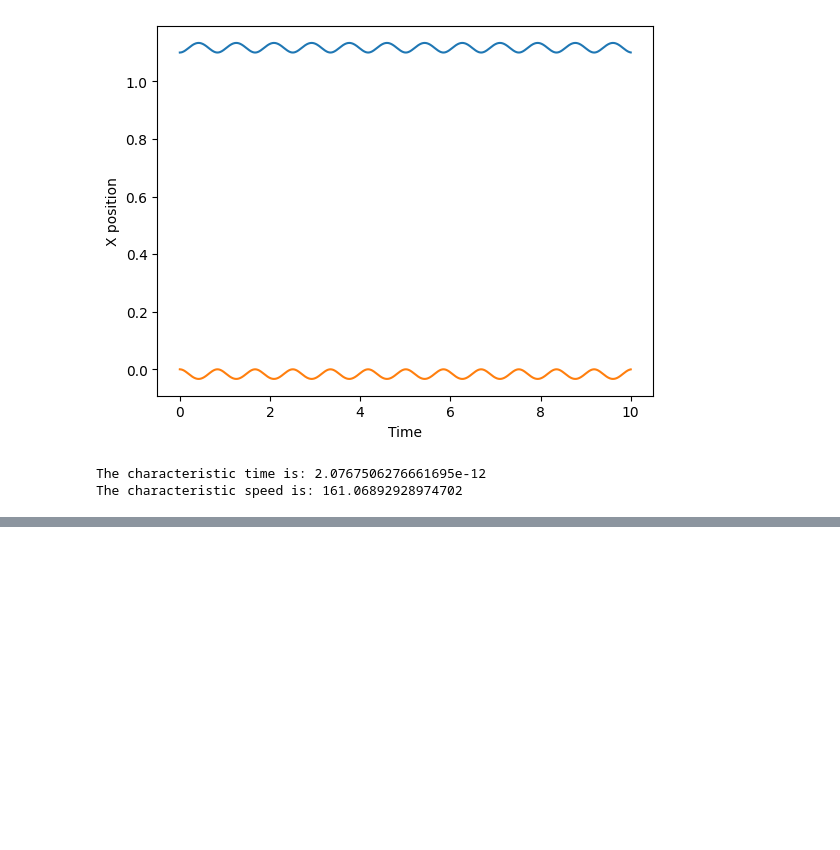
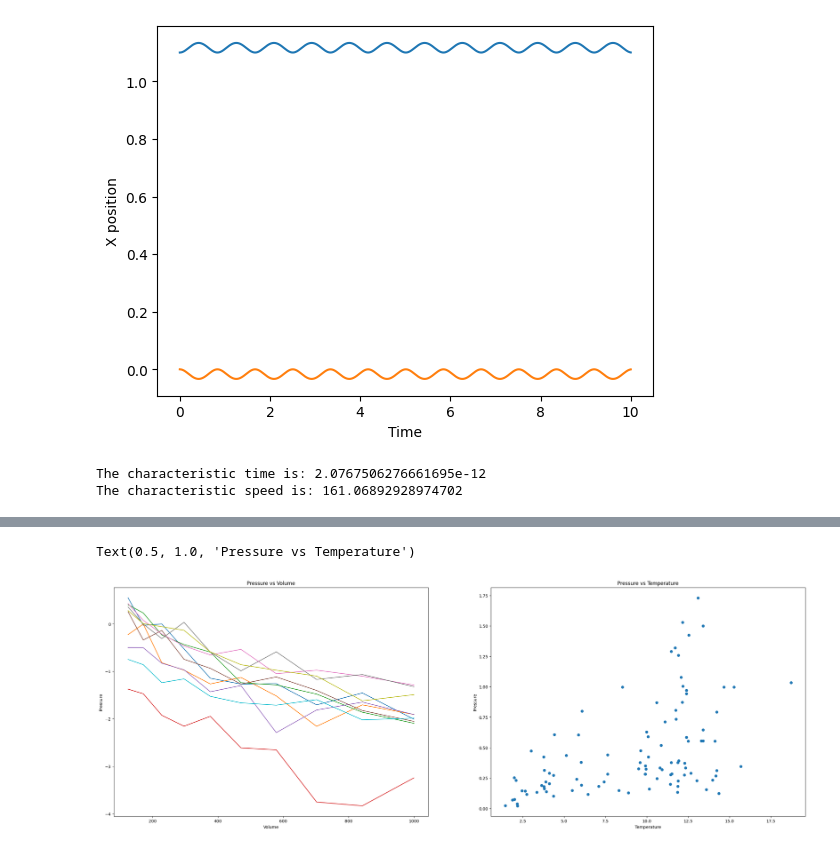
Before and after one commit to petesiharath/particle_simulation, a Jupyter notebook: nbody.ipynb, the cells around one changed output, grey strips where cells are left out. Saved outputs shown, nothing was run; the diff lists cells and outputs as text; code cells hidden in the pictures; blank space fills up the shorter version.

```diff
--- a/nbody.ipynb
+++ b/nbody.ipynb
@@ -364,0 +445,19 @@ array([[ 1, -1,  1],
+# %%
+num_tests = 10
+
+velocities = np.random.uniform(0.1, 5, (num_tests, 3))
+box_lengths = np.linspace(5, 10, num_tests)
+
+temperatures = np.zeros((num_tests, num_tests))
+pressures = np.zeros((num_tests, num_tests))
+
+for i, velocity in enumerate(velocities):
+    for j, box_length in enumerate(box_lengths):
+        system = System([], box_length, 1000, 0.01)
+        system.spawn_particles(10)
+        temperature, pressure = system.measure(velocity)
+        temperatures[i, j] = temperature
+        pressures[i, j] = pressure
+
+print(temperatures)
+print(pressures)
@@ -364,0 +482,20 @@ array([[ 1, -1,  1],
+# %%
+fig, ax = plt.subplots(1, 2, figsize=(30, 10))
+for i in range(num_tests):
+    ax[0].plot(box_lengths ** 3, np.log(pressures[i]))
+
+ax[0].set_xlabel("Volume")
+ax[0].set_ylabel("Pressure")
+ax[0].set_title("Pressure vs Volume")
+
+flattened_temperatures = temperatures.flatten()
+flattened_pressures = pressures.flatten()
+
+ax[1].scatter(flattened_temperatures, flattened_pressures)
+
+ax[1].set_xlabel("Temperature")
+ax[1].set_ylabel("Pressure")
+ax[1].set_title("Pressure vs Temperature")
+# %% [output]
+Text(0.5, 1.0, 'Pressure vs Temperature')
+[figure, added]
```
Also changed, not shown: parts of 14 cells of this notebook, 1 other file.
